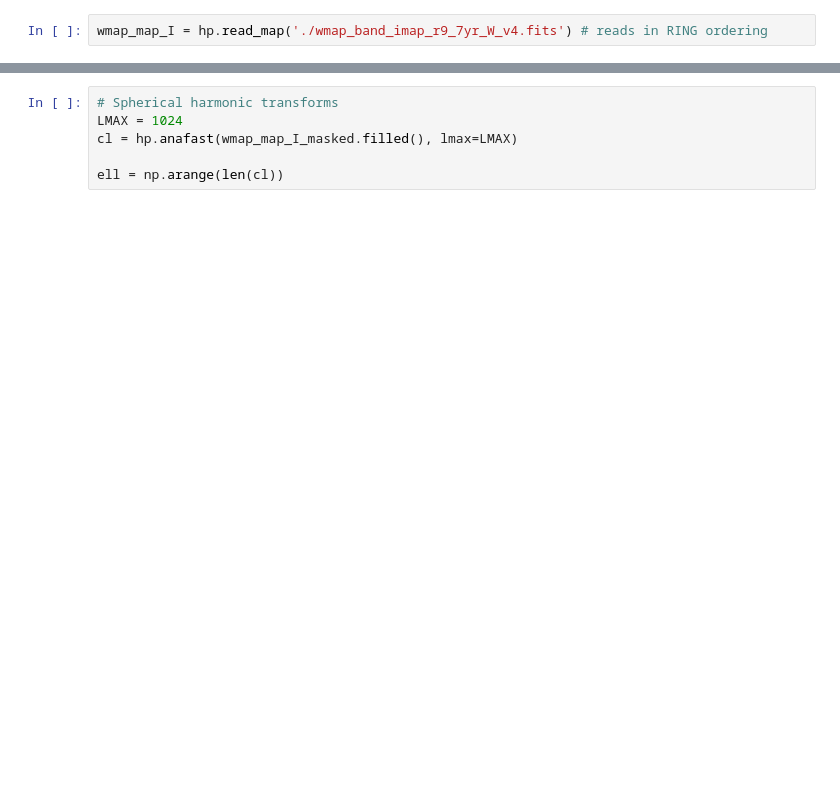
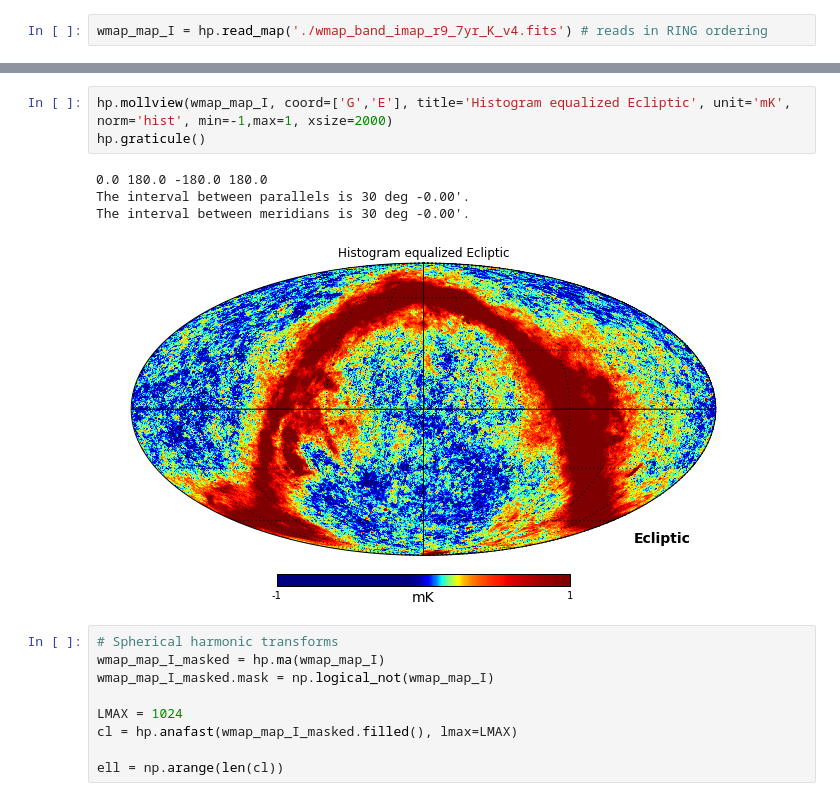
Before and after one commit to adl1995/HIPS-to-Py, a Jupyter notebook: healpy.ipynb, the cells around one changed output, grey strips where cells are left out. Cells and saved outputs as stored; diff of their text form; blank space fills up the shorter version.

```diff
--- a/healpy.ipynb
+++ b/healpy.ipynb
@@ -18,2 +16,2 @@ hp.mollview(m, nest=True, title="Mollview image NESTED")
 # %%
-wmap_map_I = hp.read_map('./wmap_band_imap_r9_7yr_W_v4.fits') # reads in RING ordering
+wmap_map_I = hp.read_map('./wmap_band_imap_r9_7yr_K_v4.fits') # reads in RING ordering
@@ -23,5 +31,16 @@ hp.graticule()
+# %%
+hp.mollview(wmap_map_I, coord=['G','E'], title='Histogram equalized Ecliptic', unit='mK', norm='hist', min=-1,max=1, xsize=2000)
+hp.graticule()
+# %% [output]
+0.0 180.0 -180.0 180.0
+The interval between parallels is 30 deg -0.00'.
+The interval between meridians is 30 deg -0.00'.
+[figure, added]
 # %%
 # Spherical harmonic transforms
+wmap_map_I_masked = hp.ma(wmap_map_I)
+wmap_map_I_masked.mask = np.logical_not(wmap_map_I)
+
 LMAX = 1024
 cl = hp.anafast(wmap_map_I_masked.filled(), lmax=LMAX)
 
```
Also changed, not shown: parts of 6 cells of this notebook, 3 other files.
